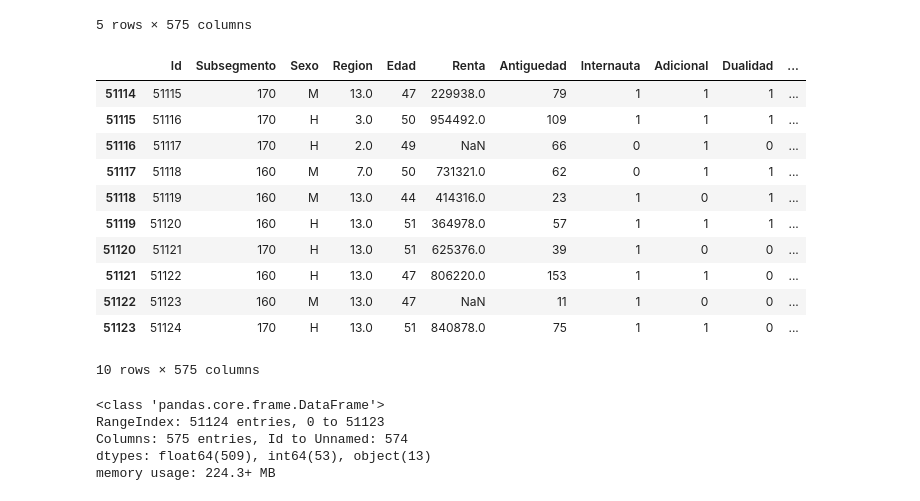
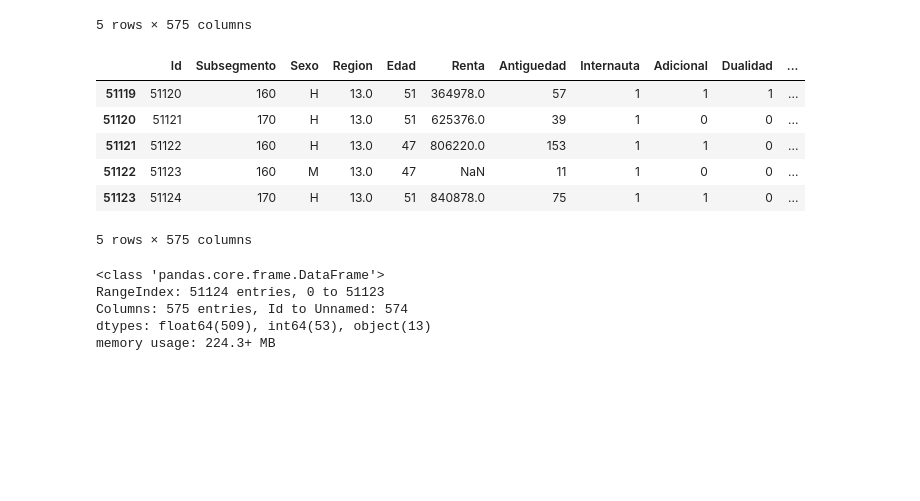
Before and after one commit to Wachitugo/Monopoly, a Jupyter notebook: notebook/monopoly.ipynb, the cells around one changed output. Cells and saved outputs as stored; diff of their text form; code cells hidden in the pictures; blank space fills up the shorter version.

```diff
--- a/notebook/monopoly.ipynb
+++ b/notebook/monopoly.ipynb
@@ -84,20 +84,15 @@ df.head()
 5 rows × 575 columns
 # %%
 #Mostrar las ultimas filas del dataset
-df.tail(10)
+df.tail()
 # %% [output]
 |  | Id | Subsegmento | Sexo | Region | Edad | Renta | Antiguedad | Internauta | Adicional | Dualidad | ... |
-| 51114 | 51115 | 170 | M | 13.0 | 47 | 229938.0 | 79 | 1 | 1 | 1 | ... |
-| 51115 | 51116 | 170 | H | 3.0 | 50 | 954492.0 | 109 | 1 | 1 | 1 | ... |
-| 51116 | 51117 | 170 | H | 2.0 | 49 | NaN | 66 | 0 | 1 | 0 | ... |
-| 51117 | 51118 | 160 | M | 7.0 | 50 | 731321.0 | 62 | 0 | 1 | 1 | ... |
-| 51118 | 51119 | 160 | M | 13.0 | 44 | 414316.0 | 23 | 1 | 0 | 1 | ... |
 | 51119 | 51120 | 160 | H | 13.0 | 51 | 364978.0 | 57 | 1 | 1 | 1 | ... |
 | 51120 | 51121 | 170 | H | 13.0 | 51 | 625376.0 | 39 | 1 | 0 | 0 | ... |
 | 51121 | 51122 | 160 | H | 13.0 | 47 | 806220.0 | 153 | 1 | 1 | 0 | ... |
 | 51122 | 51123 | 160 | M | 13.0 | 47 | NaN | 11 | 1 | 0 | 0 | ... |
 | 51123 | 51124 | 170 | H | 13.0 | 51 | 840878.0 | 75 | 1 | 1 | 0 | ... |
-10 rows × 575 columns
+5 rows × 575 columns
 # %%
 df.info()
 # %% [output]
```
Also changed, not shown: parts of 80 cells of this notebook.
